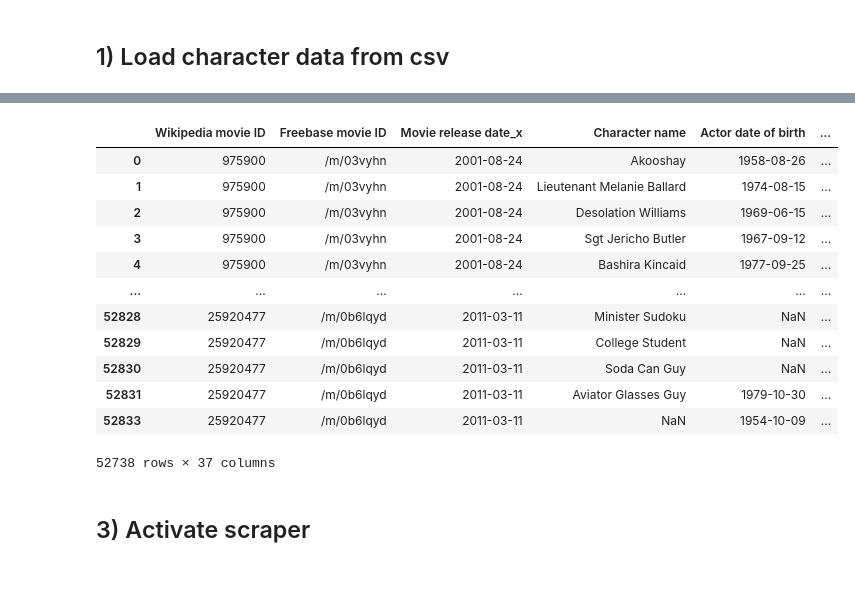
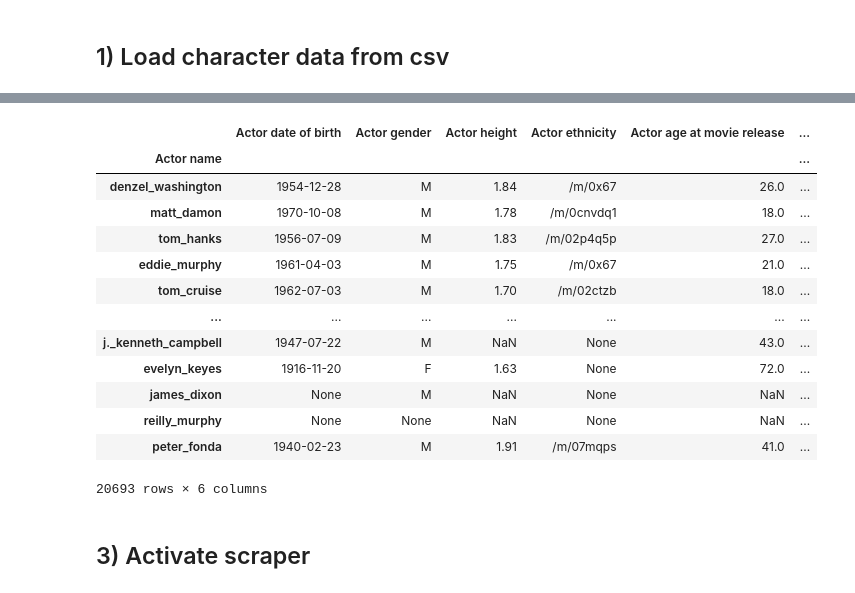
Before and after one commit to epfl-ada/ada-2024-project-sigma-squad, a Jupyter notebook: actor_data_completion.ipynb, the cells around one changed output, grey strips where cells are left out. Saved outputs shown, nothing was run; the diff lists cells and outputs as text; code cells hidden in the pictures.

```diff
--- a/actor_data_completion.ipynb
+++ b/actor_data_completion.ipynb
@@ -30,32 +10,25 @@ character_data
-# %%
-def actor_data(clean_df):
-    merged_df = pd.merge(load_character_data(), clean_df, on='Freebase movie ID', how='inner')
-    merged_df['Movie star'] = merged_df['Movie star'].str.lower().str.replace(' ', '_')
-    merged_df['Actor name'] = merged_df['Actor name'].str.lower().str.replace(' ', '_')
-    merged_df = merged_df.dropna(subset=['Actor name'])
-    merged_df['Movie Count'] = merged_df.groupby('Actor name')['Movie name'].transform('count')
-
-    return merged_df
 # %%
 raw_df = raw_data()
 df = clean_data(raw_df)
 movie_success_index(df)
 actor_df = actor_data(df)
-actor_df = actor_success_index(actor_df)
+actor_data = actor_success_index(actor_df)
+actor_data
 # %% [output]
-|  | Wikipedia movie ID | Freebase movie ID | Movie release date_x | Character name | Actor date of birth | ... |
-| 0 | 975900 | /m/03vyhn | 2001-08-24 | Akooshay | 1958-08-26 | ... |
-| 1 | 975900 | /m/03vyhn | 2001-08-24 | Lieutenant Melanie Ballard | 1974-08-15 | ... |
-| 2 | 975900 | /m/03vyhn | 2001-08-24 | Desolation Williams | 1969-06-15 | ... |
-| 3 | 975900 | /m/03vyhn | 2001-08-24 | Sgt Jericho Butler | 1967-09-12 | ... |
-| 4 | 975900 | /m/03vyhn | 2001-08-24 | Bashira Kincaid | 1977-09-25 | ... |
+|  | Actor date of birth | Actor gender | Actor height | Actor ethnicity | Actor age at movie release | ... |
+| Actor name |  |  |  |  |  | ... |
+| denzel_washington | 1954-12-28 | M | 1.84 | /m/0x67 | 26.0 | ... |
+| matt_damon | 1970-10-08 | M | 1.78 | /m/0cnvdq1 | 18.0 | ... |
+| tom_hanks | 1956-07-09 | M | 1.83 | /m/02p4q5p | 27.0 | ... |
+| eddie_murphy | 1961-04-03 | M | 1.75 | /m/0x67 | 21.0 | ... |
+| tom_cruise | 1962-07-03 | M | 1.70 | /m/02ctzb | 18.0 | ... |
 | ... | ... | ... | ... | ... | ... | ... |
-| 52828 | 25920477 | /m/0b6lqyd | 2011-03-11 | Minister Sudoku | NaN | ... |
-| 52829 | 25920477 | /m/0b6lqyd | 2011-03-11 | College Student | NaN | ... |
-| 52830 | 25920477 | /m/0b6lqyd | 2011-03-11 | Soda Can Guy | NaN | ... |
-| 52831 | 25920477 | /m/0b6lqyd | 2011-03-11 | Aviator Glasses Guy | 1979-10-30 | ... |
-| 52833 | 25920477 | /m/0b6lqyd | 2011-03-11 | NaN | 1954-10-09 | ... |
+| j._kenneth_campbell | 1947-07-22 | M | NaN | None | 43.0 | ... |
+| evelyn_keyes | 1916-11-20 | F | 1.63 | None | 72.0 | ... |
+| james_dixon | None | M | NaN | None | NaN | ... |
+| reilly_murphy | None | None | NaN | None | NaN | ... |
+| peter_fonda | 1940-02-23 | M | 1.91 | /m/07mqps | 41.0 | ... |
-52738 rows × 37 columns
+20693 rows × 6 columns
 # %% [markdown]
 ## 3) Activate scraper
 # %%
```
Also changed, not shown: parts of 2 cells of this notebook, 3 other files.
